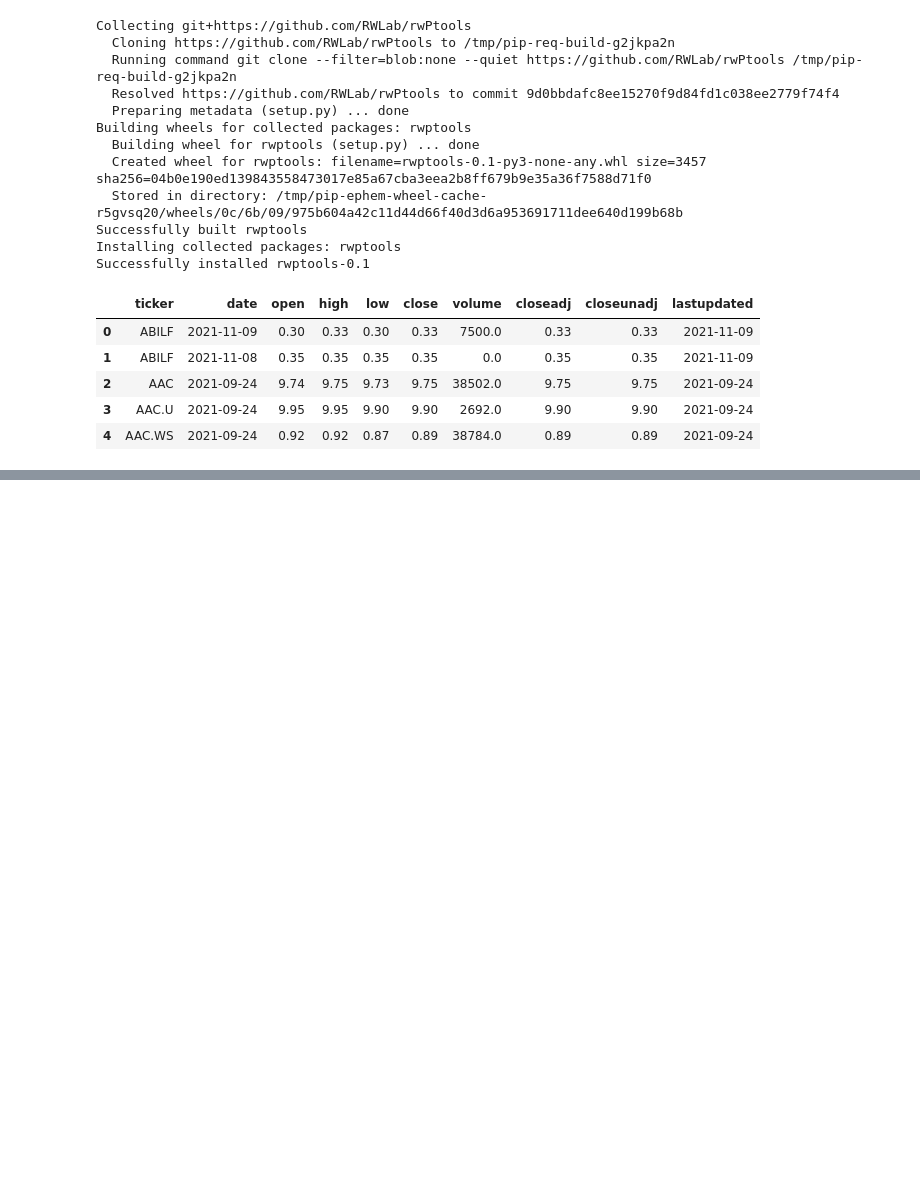
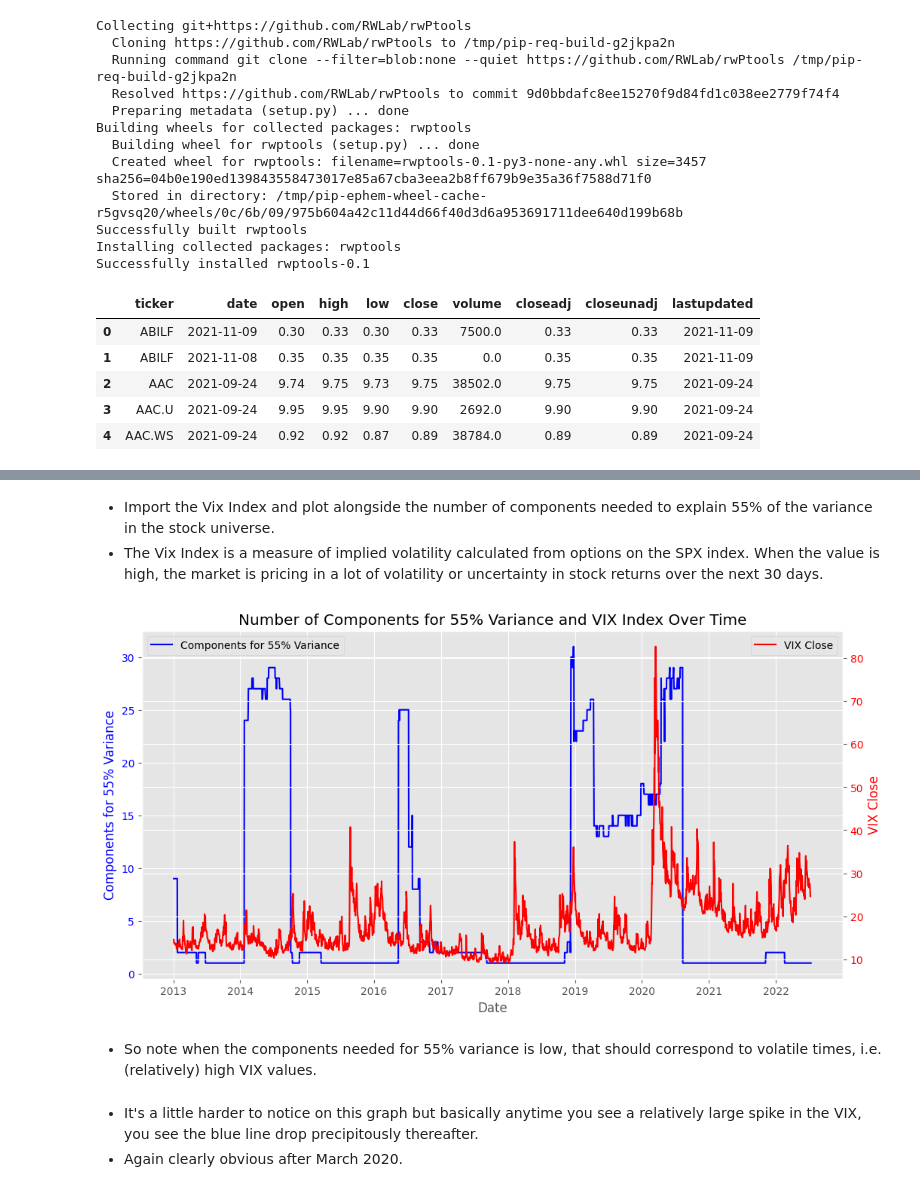
Before and after one commit to richy1996/Springboard_20_3_Data_Storytelling, a Jupyter notebook: Stock_Features_Explain.ipynb, the cells around one changed output, grey strips where cells are left out. Drawn from its saved outputs; the diff is of its cells as text; code cells hidden in the pictures; blank space fills up the shorter version.

```diff
--- a/Stock_Features_Explain.ipynb
+++ b/Stock_Features_Explain.ipynb
@@ -59,0 +251,47 @@ data.head()
+# %% [markdown]
+- Import the Vix Index and plot alongside the number of components needed to explain 55% of the variance in the stock universe.
+- The Vix Index is a measure of implied volatility calculated from options on the SPX index. When the value is high, the market is pricing in a lot of volatility or uncertainty in stock returns over the next 30 days.
+# %%
+import yfinance as yf
+
+# Define the VIX ticker symbol
+vix_ticker = '^VIX'
+
+# Fetch the VIX data
+vix_data = yf.Ticker(vix_ticker).history(period='1d', start=results_df.index.min().date(), end=results_df.index.max().date())
+
+# Remove timezone information from the vix_data index
+vix_data.index = vix_data.index.tz_localize(None)
+
+# Extract the Close values and align them with the results_df by index (date)
+results_df['vix_close'] = vix_data['Close']
+# %%
+import matplotlib.pyplot as plt
+
+fig, ax1 = plt.subplots(figsize=(12, 6))
+
+# Plot the 'components_for_55' on the left y-axis
+ax1.plot(results_df.index, results_df['components_for_55'], color='blue', label='Components for 55% Variance')
+ax1.set_xlabel('Date')
+ax1.set_ylabel('Components for 55% Variance', color='blue')
+ax1.tick_params(axis='y', labelcolor='blue')
+ax1.legend(loc='upper left')
+
+# Create a second y-axis that shares the same x-axis
+ax2 = ax1.twinx()
+
+# Plot the 'vix_close' on the right y-axis
+ax2.plot(results_df.index, results_df['vix_close'], color='red', label='VIX Close')
+ax2.set_ylabel('VIX Close', color='red')
+ax2.tick_params(axis='y', labelcolor='red')
+ax2.legend(loc='upper right')
+
+plt.title('Number of Components for 55% Variance and VIX Index Over Time')
+plt.show()
+# %% [output]
+[figure, added]
+# %% [markdown]
+- So note when the components needed for 55% variance is low, that should correspond to volatile times, i.e. (relatively) high VIX values.
+# %% [markdown]
+- It's a little harder to notice on this graph but basically anytime you see a relatively large spike in the VIX, you see the blue line drop precipitously thereafter.
+- Again clearly obvious after March 2020.
```
Also changed, not shown: parts of 22 cells of this notebook.
